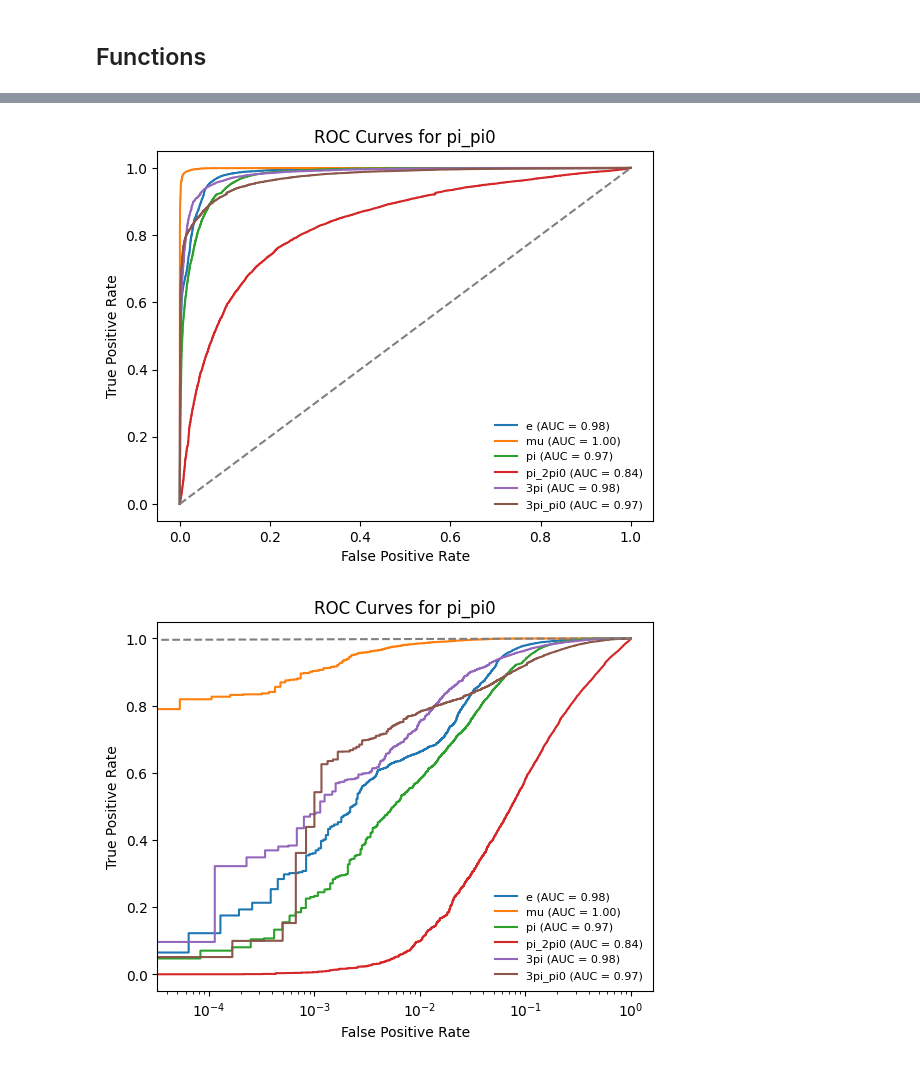
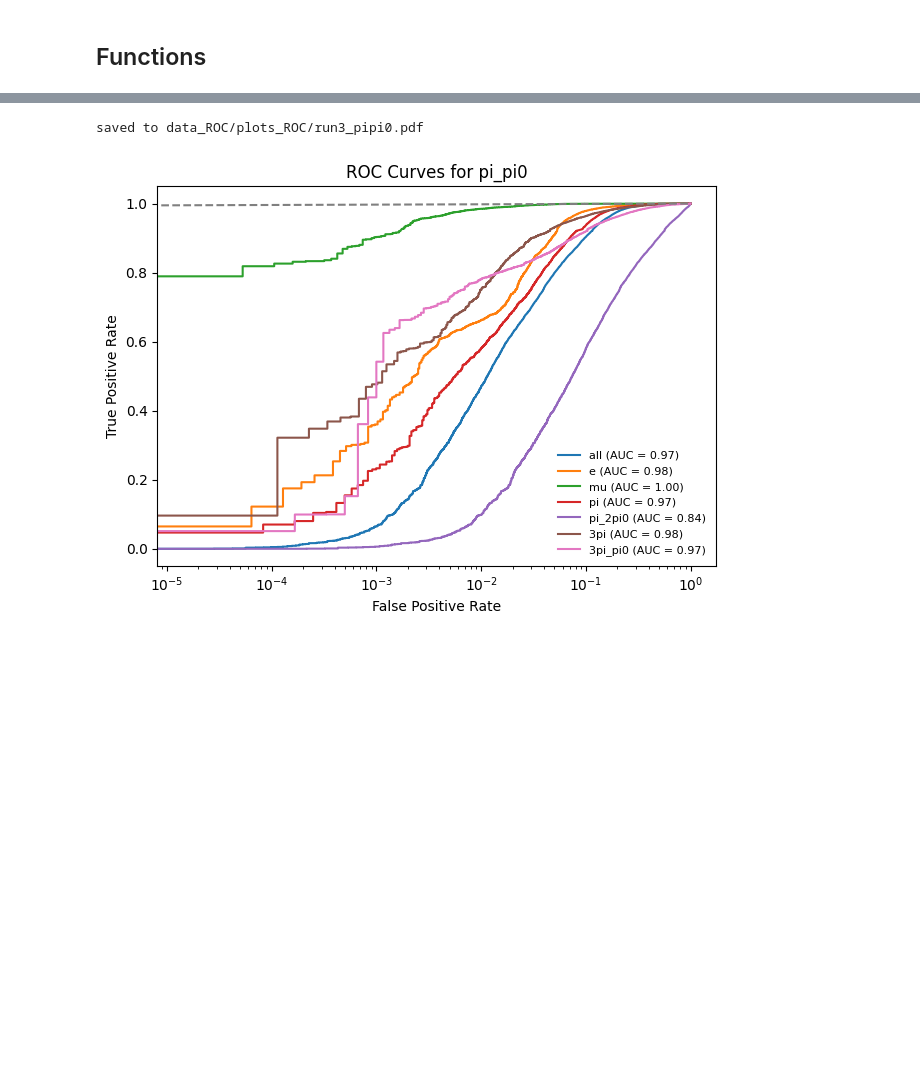
Before and after one commit to GBrodbek/Bachelors-Thesis-Gregor-Brodbek, a Jupyter notebook: files_for_generation_chain/PlotsForThesis/plotsForThesis.ipynb, the cells around one changed output, grey strips where cells are left out. Saved outputs shown, nothing was run; the diff lists cells and outputs as text; code cells hidden in the pictures; blank space fills up the shorter version.

```diff
--- a/files_for_generation_chain/PlotsForThesis/plotsForThesis.ipynb
+++ b/files_for_generation_chain/PlotsForThesis/plotsForThesis.ipynb
@@ -28,7 +28,7 @@ FILEPATH = '/work/gbrodbek/FCC_fullsim/FullSim_TauID/files_for_generation_chain/
 # %% [markdown]
 ## Functions
 # %%
-def plot_ROC_curve(file, decayclass, againstClass=None, figshow=True, savepath=None, log=False):
+def plot_ROC_curve(file, decayclass, againstClass=None, figshow=True, savepath=None, log=False, all=False):
     if not os.path.exists(file):
         raise FileNotFoundError(f"The file at {file} does not exist.")
 
@@ -72,6 +72,10 @@ def plot_ROC_curve(file, decayclass, againstClass=None, figshow=True, savepath=N
         plt.plot(fpr, tpr, label=f"all (AUC = {auc:.2f})")
 
     else:
+        if all:  # plot one vs all
+            fpr, tpr, thresholds = metrics.roc_curve(df['labels_true'], df[decayclass], pos_label=index_decay)
+            auc = metrics.auc(fpr, tpr)
+            plt.plot(fpr, tpr, label=f"all (AUC = {auc:.2f})")
         for decay in againstClass:
             if decay == decayclass:    # skip the decay mode itself
                 continue
@@ -90,5 +94,10 @@ def plot_ROC_curve(file, decayclass, againstClass=None, figshow=True, savepath=N
     plt.legend(loc="lower right", frameon=False, prop={'size': 8})
     if log: plt.xscale('log')
 
-    if savepath: plt.savefig(savepath)
+    plt.tight_layout()
+
+    if savepath:
+        plt.savefig(savepath)
+        print('saved to', savepath)
+
     plt.show() if figshow else plt.close()
@@ -155,6 +218,5 @@ plot_conf_matrix('data_conf/run1.csv', label_list=[r'$\pi$', r'$\pi \, \pi^0$'])
 # %%
-plot_ROC_curve('data_ROC/run3.pt', 'pi_pi0', ['e', 'mu', 'pi_pi0', 'pi', 'pi_2pi0', '3pi', '3pi_pi0'], log=False)
-plot_ROC_curve('data_ROC/run3.pt', 'pi_pi0', ['e', 'mu', 'pi_pi0', 'pi', 'pi_2pi0', '3pi', '3pi_pi0'], log=True)
+plot_ROC_curve('data_ROC/run3.pt', 'pi_pi0', ['e', 'mu', 'pi_pi0', 'pi', 'pi_2pi0', '3pi', '3pi_pi0'], log=True, savepath='data_ROC/plots_ROC/run3_pipi0.pdf', all=True)
 # %% [output]
+saved to data_ROC/plots_ROC/run3_pipi0.pdf
-[figure, old version]
+[figure, new version]
-[figure, removed]
```
Also changed, not shown: parts of 11 cells of this notebook, 19 other files.
